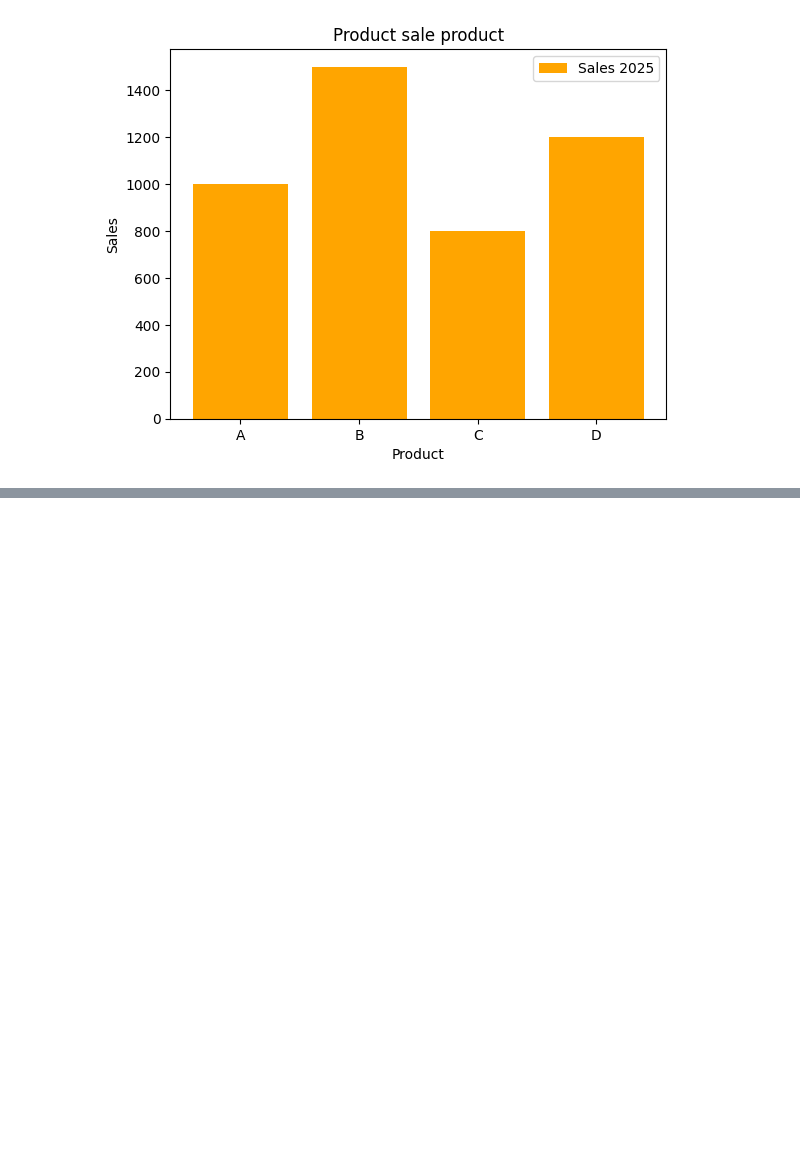
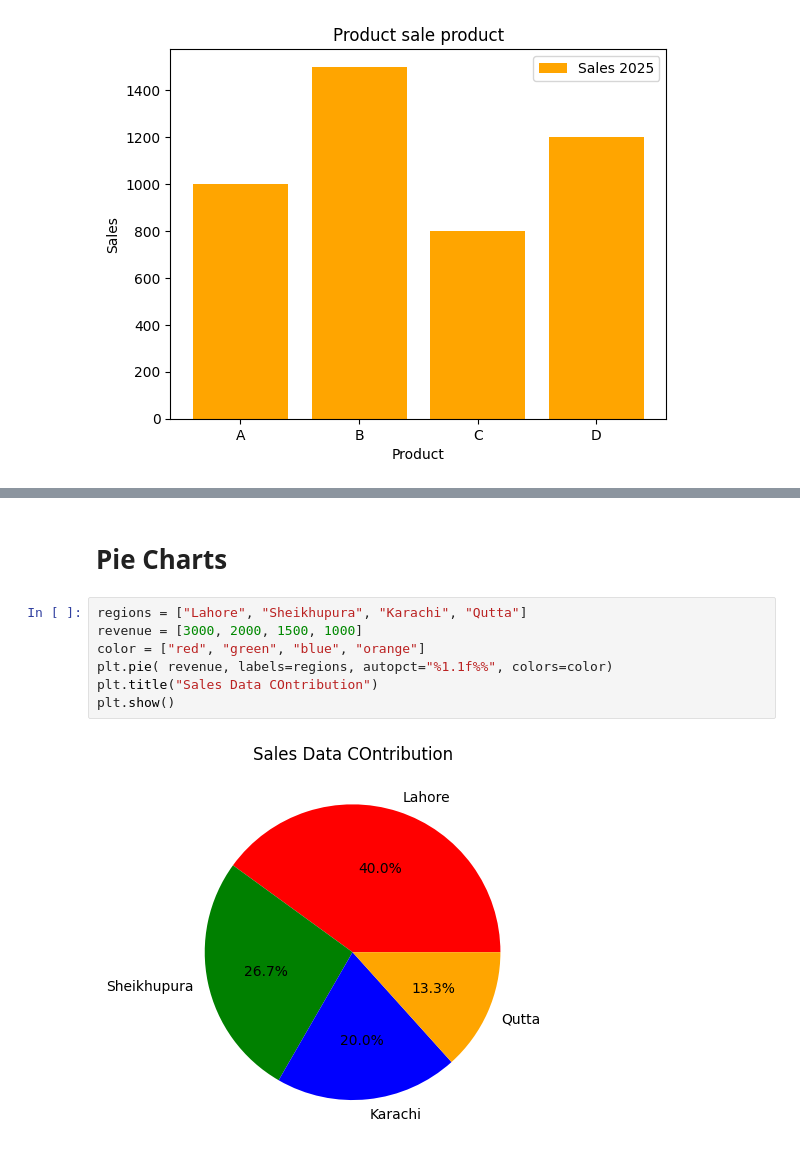
Before and after one commit to Muhammad-Muzzamal/AI-ML, a Jupyter notebook: matplotlib/matplotlib.ipynb, the cells around one changed output, grey strips where cells are left out. Cells and saved outputs as stored; diff of their text form; blank space fills up the shorter version.

```diff
--- a/matplotlib/matplotlib.ipynb
+++ b/matplotlib/matplotlib.ipynb
@@ -65,0 +77,11 @@ plt.show()
+# %% [markdown]
+# Pie Charts
+# %%
+regions = ["Lahore", "Sheikhupura", "Karachi", "Qutta"]
+revenue = [3000, 2000, 1500, 1000]
+color = ["red", "green", "blue", "orange"]
+plt.pie( revenue, labels=regions, autopct="%1.1f%%", colors=color)
+plt.title("Sales Data COntribution")
+plt.show()
+# %% [output]
+[figure, added]
```
Also changed, not shown: parts of 4 cells of this notebook, 1 other file.
